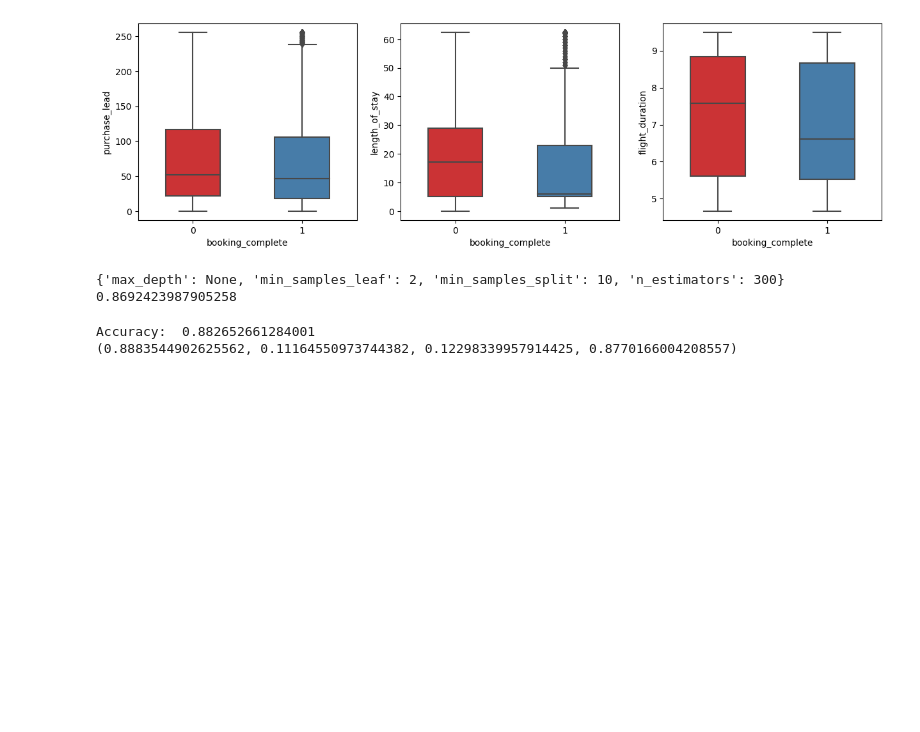
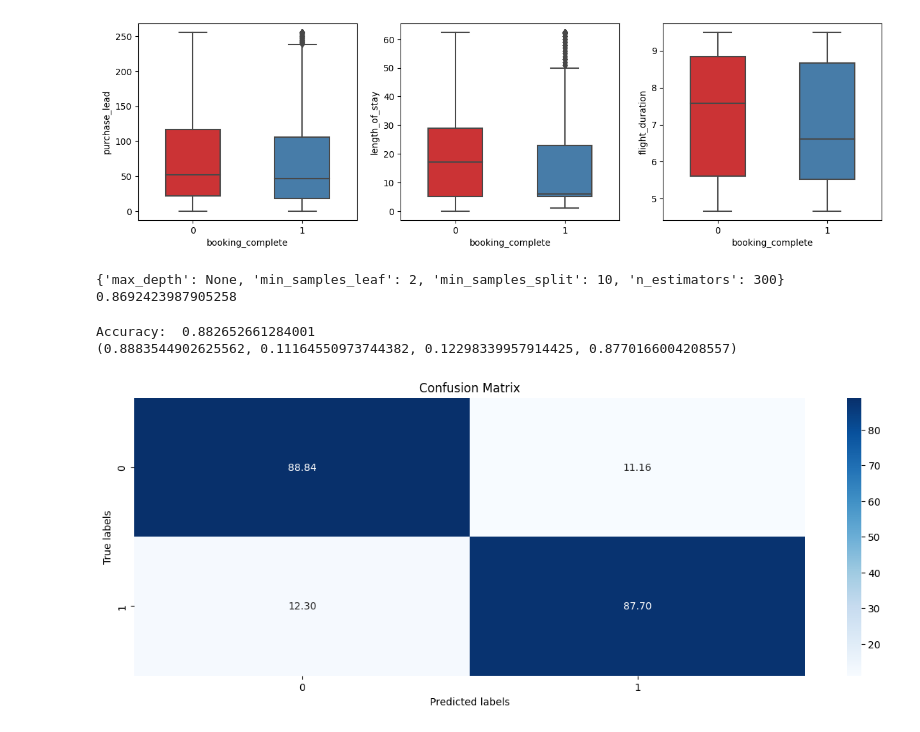
Before and after one commit to Rayan-Ali1083/BritishAirways-internship, a Jupyter notebook: Task 2.ipynb, the cells around one changed output. Drawn from its saved outputs; the diff is of its cells as text; code cells hidden in the pictures; blank space fills up the shorter version.

```diff
--- a/Getting Started.ipynb
+++ b/Task 2.ipynb
@@ -325,3 +325,15 @@ print((tn, fp, fn, tp))
 # %% [output]
 Accuracy:  0.882652661284001
 (0.8883544902625562, 0.11164550973744382, 0.12298339957914425, 0.8770166004208557)
+# %%
+fig, ax = plt.subplots(figsize=(15, 5))
+cm = confusion_matrix(y_test, y_pred)
+cm = cm.astype('float') / cm.sum(axis=1)[:, np.newaxis]*100
+labels = ['Not Completed', 'Completed']
+sns.heatmap(cm, annot=True, cmap='Blues', fmt='.2f', ax=ax)
+plt.xlabel('Predicted labels')
+plt.ylabel('True labels')
+plt.title('Confusion Matrix')
+plt.show()
+# %% [output]
+[figure, added]
```
Also changed, not shown: parts of 1 cell of this notebook, 3 other files.
